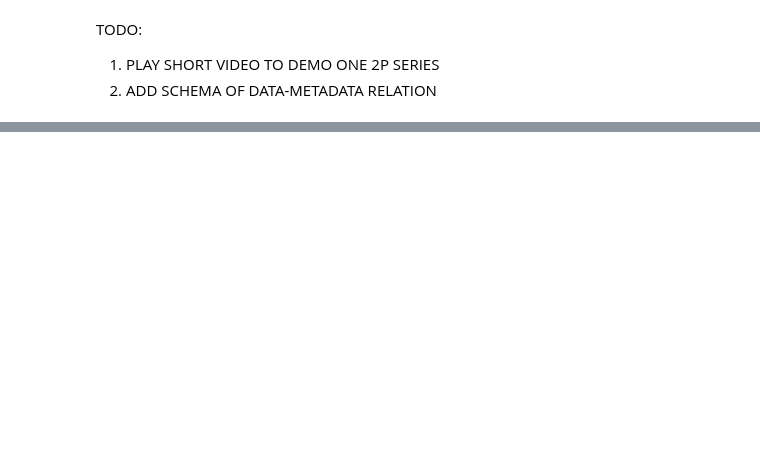
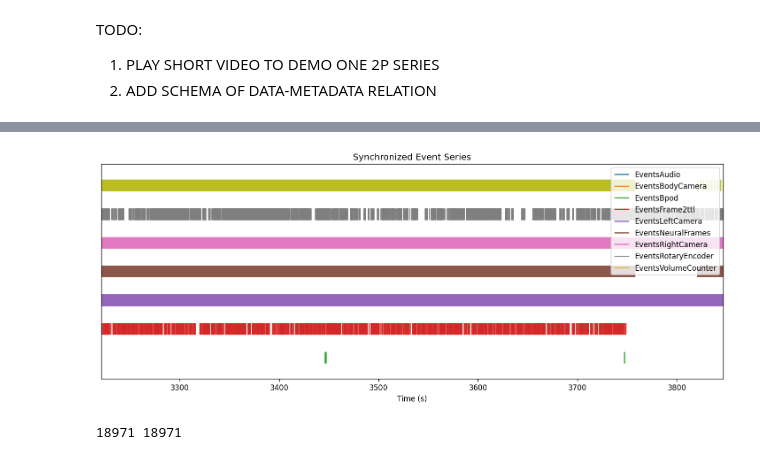
Before and after one commit to catalystneuro/IBL-mesoscope-to-nwb, a Jupyter notebook: src/ibl_mesoscope_to_nwb/mesoscope2025/tutorials/raw.ipynb, the cells around one changed output, grey strips where cells are left out. Cells and saved outputs as stored; diff of their text form; code cells hidden in the pictures; blank space fills up the shorter version.

```diff
--- a/src/ibl_mesoscope_to_nwb/mesoscope2025/tutorials/raw.ipynb
+++ b/src/ibl_mesoscope_to_nwb/mesoscope2025/tutorials/raw.ipynb
@@ -231,0 +246,8 @@ TODO:
+# %%
+print("=== SYNCH SIGNALS ===\n")
+synch_time_series_names = []
+for name, proc in nwbfile.acquisition.items():
+    if "TimeSeries" not in name:
+        continue
+    print(f"{name} - {proc.description}")
+    synch_time_series_names.append(name)
@@ -231,0 +267,8 @@ TODO:
+# %%
+synch_event_series_names = []
+for name, proc in nwbfile.acquisition.items():
+    if "Events" not in name:
+        continue
+    print(f"{name} - {proc.description}")
+    print(f"-" * 100)
+    synch_event_series_names.append(name)
@@ -231,0 +293,29 @@ TODO:
+# %%
+fig, ax = plt.subplots(figsize=(12, 5), dpi=120)
+for i, name in enumerate(synch_event_series_names):
+    event_series = nwbfile.acquisition[name]
+    event_times = event_series.timestamps[:]
+    event_times = event_times[event_times > 3221.1]  # Only plot events within the imaging duration
+    ax.eventplot(event_times, lineoffsets=i + 1, linelengths=0.4, label=name, color=f"C{i}")
+
+ax.set_title("Synchronized Event Series")
+ax.set_xlabel("Time (s)")
+ax.set_yticks([])
+ax.set_xlim(event_times[0], event_times[-1])
+plt.legend(loc="upper right")
+plt.tight_layout()
+plt.show()
+# %% [output]
+[figure, added]
+# %%
+event_series = nwbfile.acquisition["EventsVolumeCounter"]
+event_times = event_series.timestamps[:]
+event_times = event_times[event_times < 3800.0]
+im_series_00 = nwbfile.acquisition["TwoPhotonSeriesFOV00Task00"]
+im_series_00_times = im_series_00.timestamps[:]
+im_series_01 = nwbfile.acquisition["TwoPhotonSeriesFOV00Task01"]
+im_series_01_times = im_series_01.timestamps[:]
+
+print(len(event_times), len(im_series_00_times) + len(im_series_01_times))
+# %% [output]
+18971 18971
```
Also changed, not shown: parts of 10 cells of this notebook, 3 other files.
